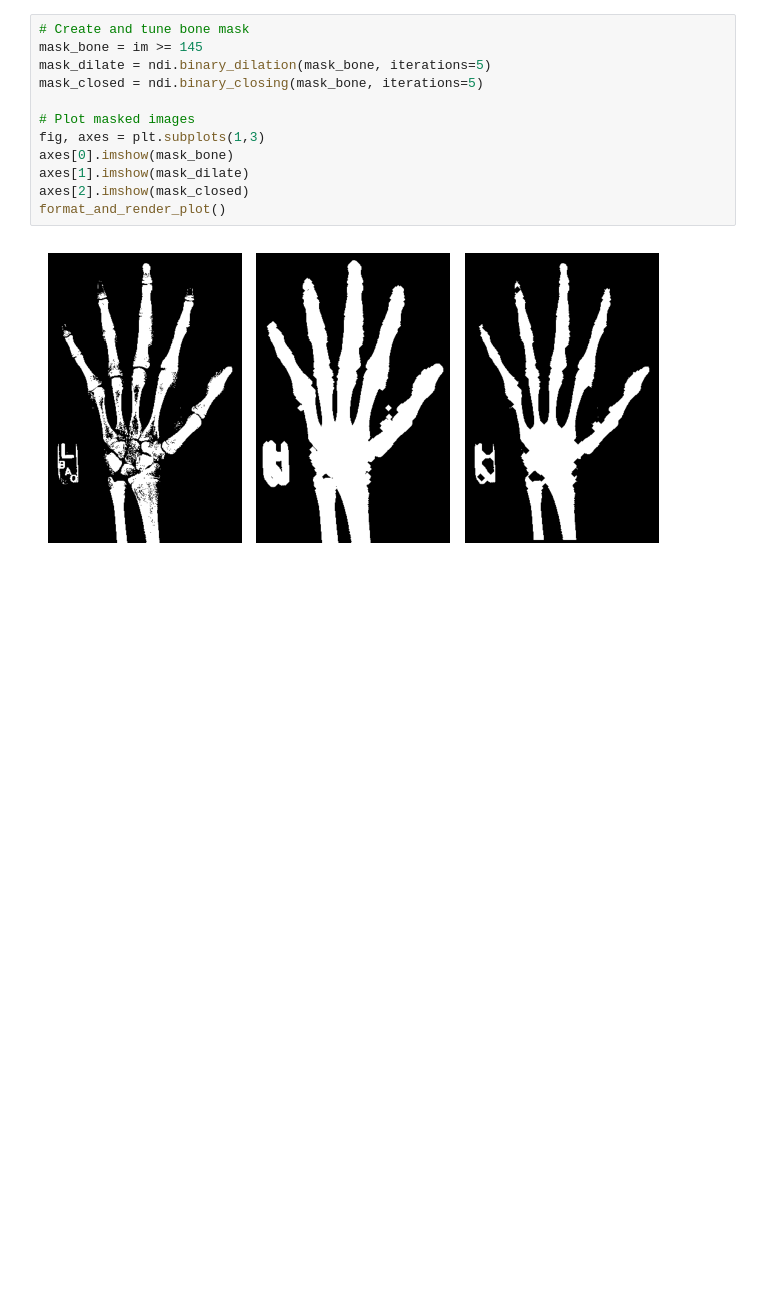
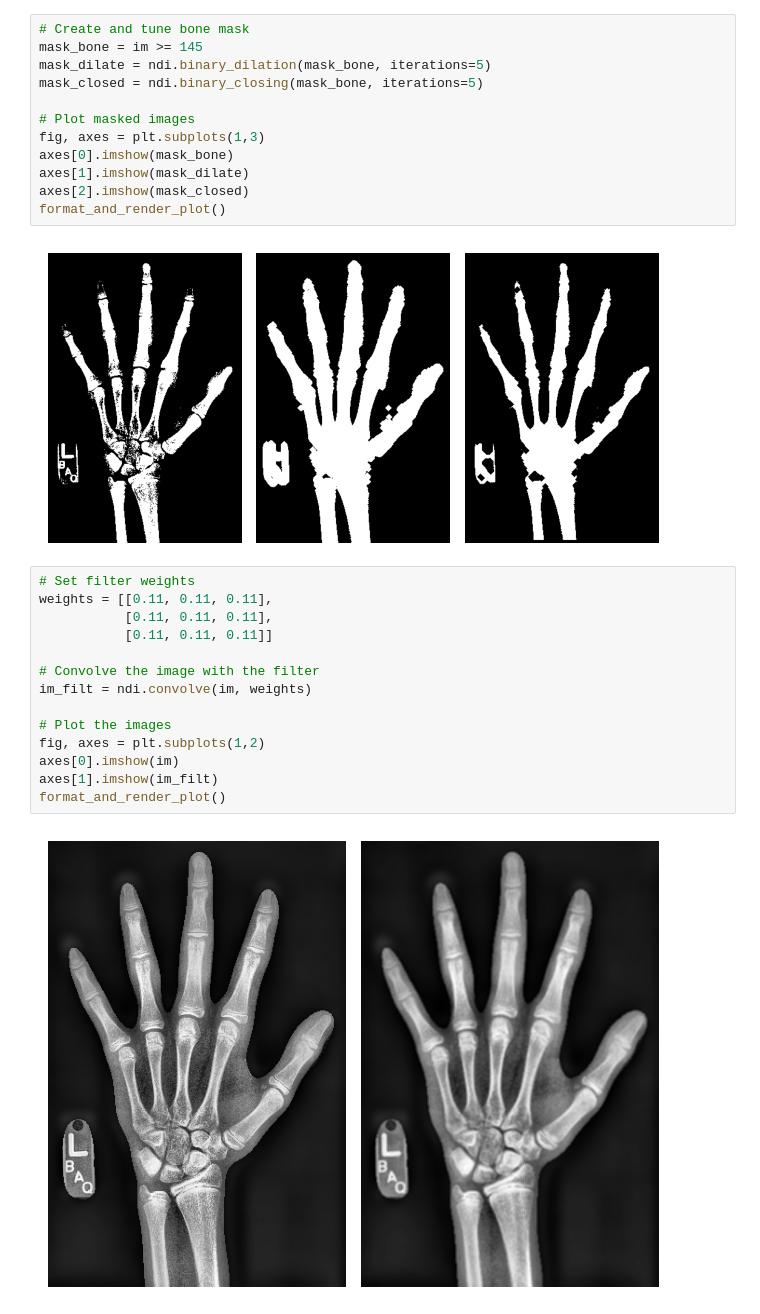
Before and after one commit to Prithviraj97/MachineLearning_Python, a Jupyter notebook: BioMedical Imaging/biomed_img.ipynb, the cells around one changed output. Cells and saved outputs as stored; diff of their text form; blank space fills up the shorter version.

Commit message:
Filtering- smoothing, gaussian filter

```diff
--- a/BioMedical Imaging/biomed_img.ipynb
+++ b/BioMedical Imaging/biomed_img.ipynb
@@ -251,3 +251,19 @@ axes[2].imshow(mask_closed)
 format_and_render_plot()
 # %% [output]
 [figure]
+# %%
+# Set filter weights
+weights = [[0.11, 0.11, 0.11],
+           [0.11, 0.11, 0.11],
+           [0.11, 0.11, 0.11]]
+
+# Convolve the image with the filter
+im_filt = ndi.convolve(im, weights)
+
+# Plot the images
+fig, axes = plt.subplots(1,2)
+axes[0].imshow(im)
+axes[1].imshow(im_filt)
+format_and_render_plot()
+# %% [output]
+[figure, added]
```
Also changed, not shown: parts of 1 cell of this notebook.
